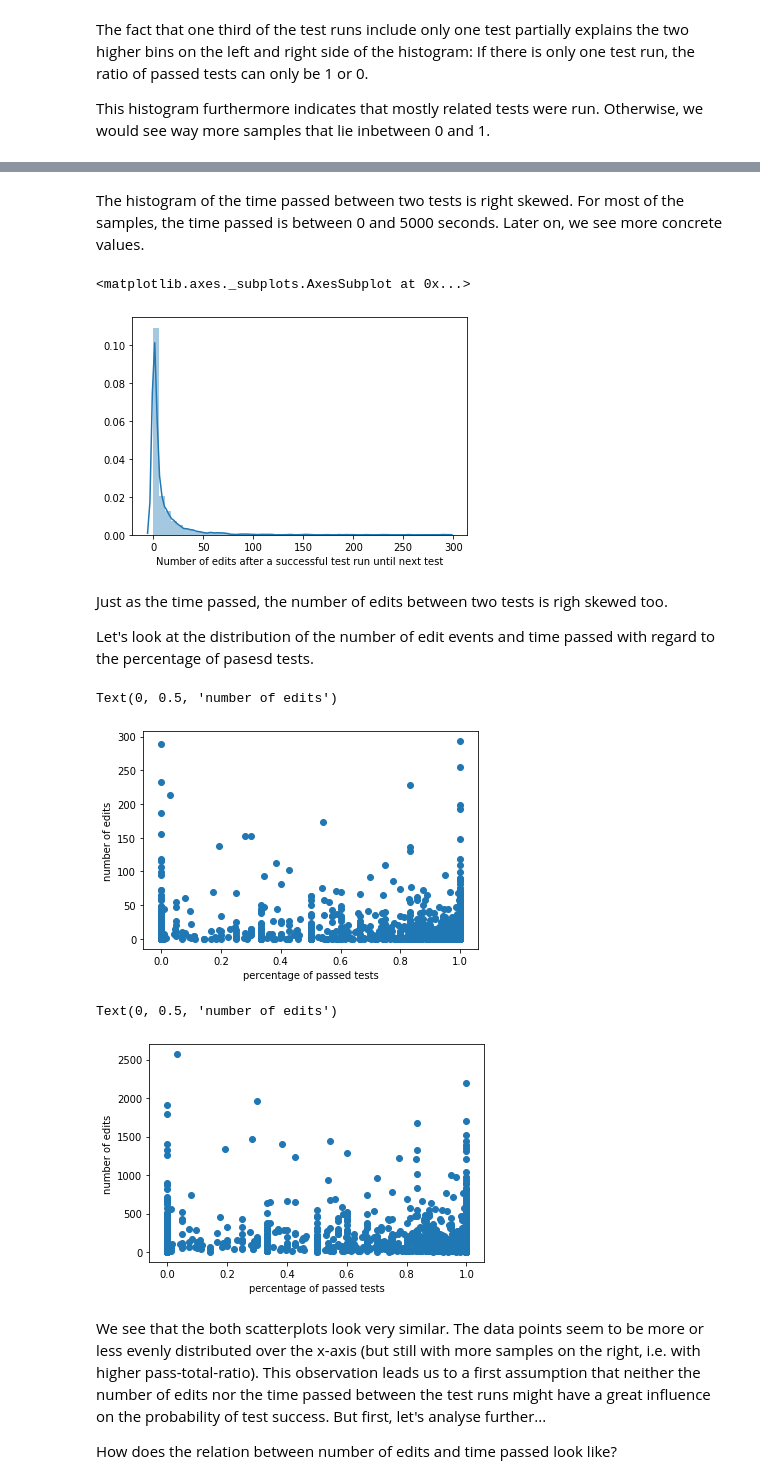
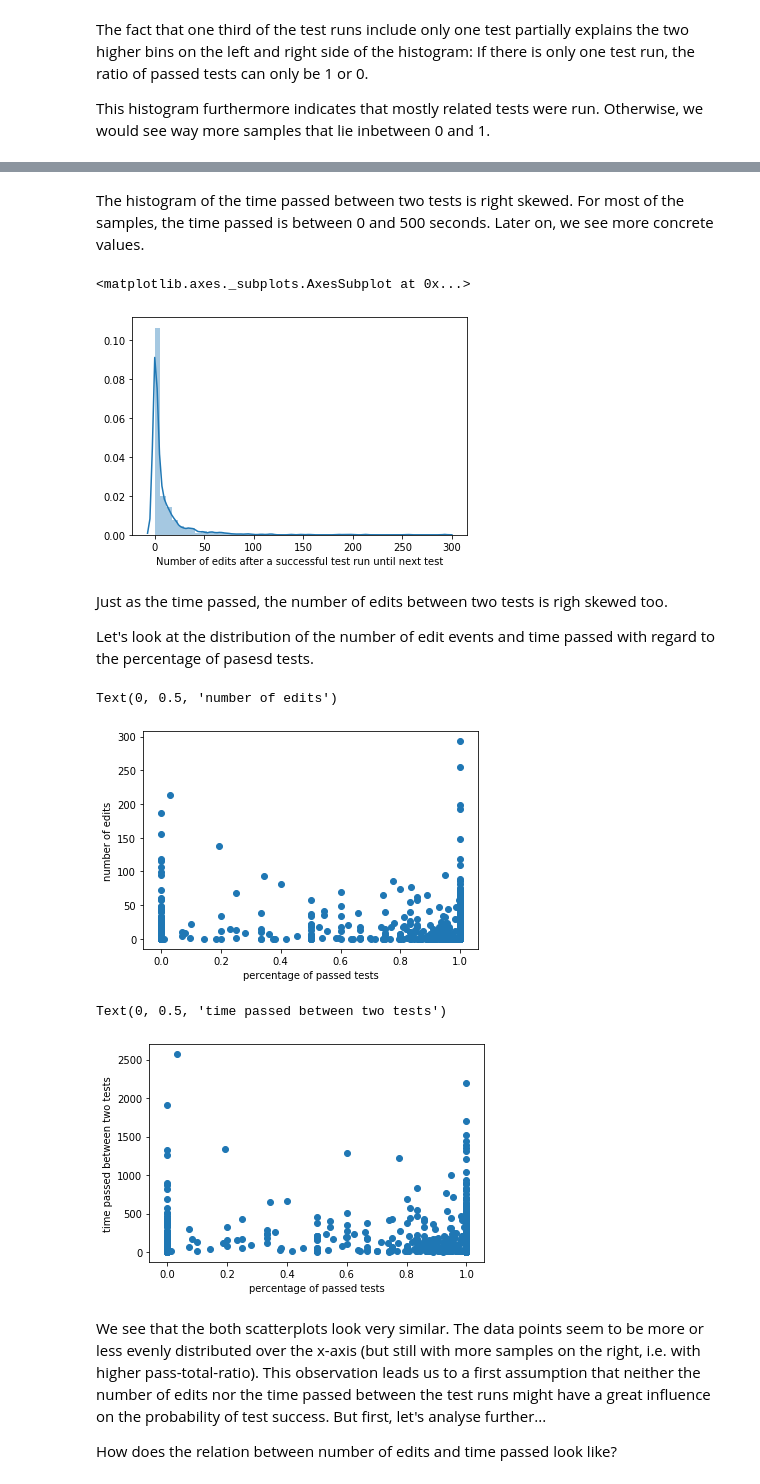
Before and after one commit to sesi200/bigdataanalytics-project, a Jupyter notebook: analysis/Report.ipynb, the cells around one changed output, grey strips where cells are left out. Saved outputs shown, nothing was run; the diff lists cells and outputs as text; code cells hidden in the pictures.

Commit message:
changed processing of test events (totaltest = passedtests in order to get included)

```diff
--- a/analysis/Report.ipynb
+++ b/analysis/Report.ipynb
@@ -510,7 +526,8 @@ def get_edits_tests_list():
     sessionWithPassedTestsButNoNextTest=0
     result=[]
     for index, row in df_test.iterrows():
-        if(row["testsPassed"] > 0):
+        # only for test runs with 100% passed-test score
+        if(row["testsPassed"] == row["totalTests"]):
             sessionWithPassedTests+=1
             #has next test
             if((index+1 < len(df_test)) and (df_test.iloc[index+1].sessionID == row["sessionID"])):
@@ -645,11 +662,11 @@ sns.distplot(df_edits_tests.timePassed,
 # %% [markdown]
-The histogram of the time passed between two tests is right skewed. For most of the samples, the time passed is between 0 and 5000 seconds. Later on, we see more concrete values.
+The histogram of the time passed between two tests is right skewed. For most of the samples, the time passed is between 0 and 500 seconds. Later on, we see more concrete values.
 # %%
 sns.distplot(df_edits_tests.editsUntilNextTest,
              axlabel='Number of edits after a successful test run until next test')
 # %% [output]
 <matplotlib.axes._subplots.AxesSubplot at 0x...>
-[figure, old version]
+[figure, new version]
 # %% [markdown]
 Just as the time passed, the number of edits between two tests is righ skewed too.
 
@@ -665,17 +682,17 @@ plt.xlabel('percentage of passed tests')
 plt.ylabel('number of edits')
 # %% [output]
 Text(0, 0.5, 'number of edits')
-[figure, old version]
+[figure, new version]
 # %%
 x = edits_tests_array[:,3] # timepassed
 y = edits_tests_array[:,5] # ratio
 
 plt.scatter(y,x)
 plt.xlabel('percentage of passed tests')
-plt.ylabel('number of edits')
+plt.ylabel('time passed between two tests')
 # %% [output]
-Text(0, 0.5, 'number of edits')
+Text(0, 0.5, 'time passed between two tests')
-[figure, old version]
+[figure, new version]
 # %% [markdown]
 We see that the both scatterplots look very similar. The data points seem to be more or less evenly distributed over the x-axis (but still with more samples on the right, i.e. with higher pass-total-ratio). This observation leads us to a first assumption that neither the number of edits nor the time passed between the test runs might have a great influence on the probability of test success. But first, let's analyse further...
 
```
Also changed, not shown: parts of 28 cells of this notebook.
